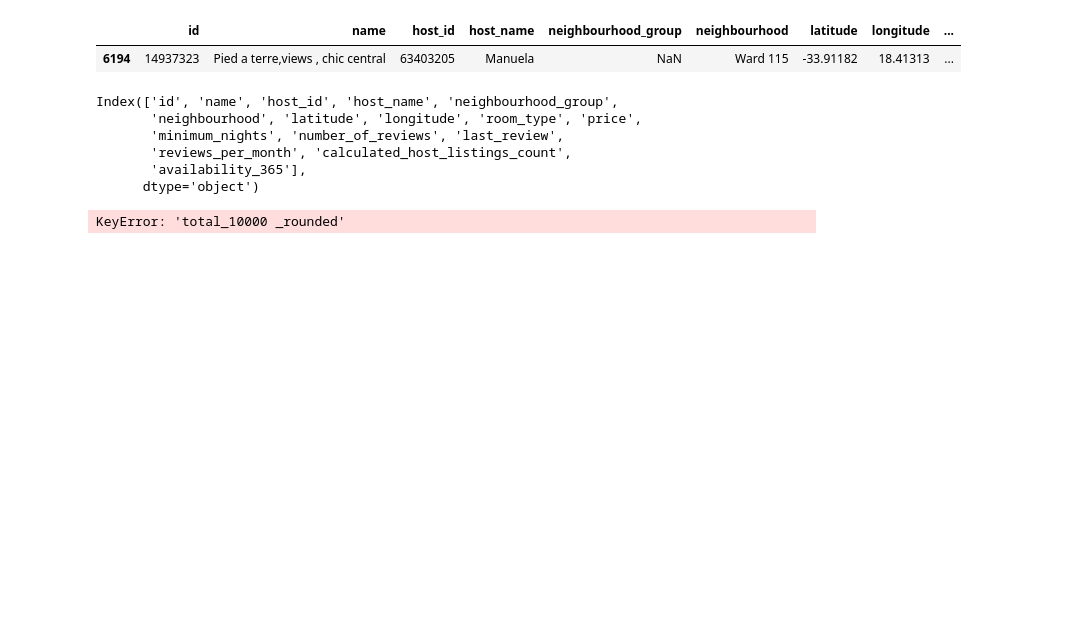
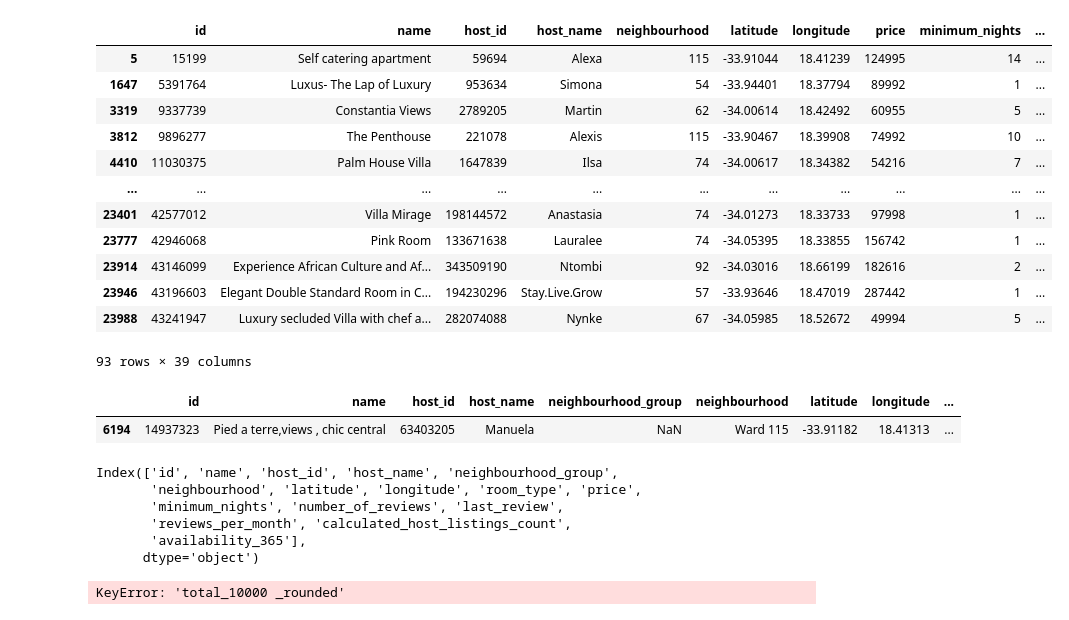
Before and after one commit to dolcikey/Cape_Town_AirBNB, a Jupyter notebook: SouthAfricaAirBNB.ipynb, the cells around one changed output. Cells and saved outputs as stored; diff of their text form; code cells hidden in the pictures; blank space fills up the shorter version.

```diff
--- a/SouthAfricaAirBNB.ipynb
+++ b/SouthAfricaAirBNB.ipynb
@@ -33,6 +33,22 @@ listing_df = pd.read_csv('listings.csv')
 crime_df = pd.read_csv('SA_crime_ward.csv')
 # %%
 crime_df.drop(111, inplace = True)
+# %%
+listing_df = listing_df[listing_df['price_usd'] >= 3000]
+# %% [output]
+|  | id | name | host_id | host_name | neighbourhood | latitude | longitude | price | minimum_nights | ... |
+| 5 | 15199 | Self catering apartment | 59694 | Alexa | 115 | -33.91044 | 18.41239 | 124995 | 14 | ... |
+| 1647 | 5391764 | Luxus- The Lap of Luxury | 953634 | Simona | 54 | -33.94401 | 18.37794 | 89992 | 1 | ... |
+| 3319 | 9337739 | Constantia Views | 2789205 | Martin | 62 | -34.00614 | 18.42492 | 60955 | 5 | ... |
+| 3812 | 9896277 | The Penthouse | 221078 | Alexis | 115 | -33.90467 | 18.39908 | 74992 | 10 | ... |
+| 4410 | 11030375 | Palm House Villa | 1647839 | Ilsa | 74 | -34.00617 | 18.34382 | 54216 | 7 | ... |
+| ... | ... | ... | ... | ... | ... | ... | ... | ... | ... | ... |
+| 23401 | 42577012 | Villa Mirage | 198144572 | Anastasia | 74 | -34.01273 | 18.33733 | 97998 | 1 | ... |
+| 23777 | 42946068 | Pink Room | 133671638 | Lauralee | 74 | -34.05395 | 18.33855 | 156742 | 1 | ... |
+| 23914 | 43146099 | Experience African Culture and Af... | 343509190 | Ntombi | 92 | -34.03016 | 18.66199 | 182616 | 2 | ... |
+| 23946 | 43196603 | Elegant Double Standard Room in C... | 194230296 | Stay.Live.Grow | 57 | -33.93646 | 18.47019 | 287442 | 1 | ... |
+| 23988 | 43241947 | Luxury secluded Villa with chef a... | 282074088 | Nynke | 67 | -34.05985 | 18.52672 | 49994 | 5 | ... |
+93 rows × 39 columns
 # %%
 listing_df.drop(4957, inplace = True)
 # %%
```
Also changed, not shown: parts of 15 cells of this notebook.
